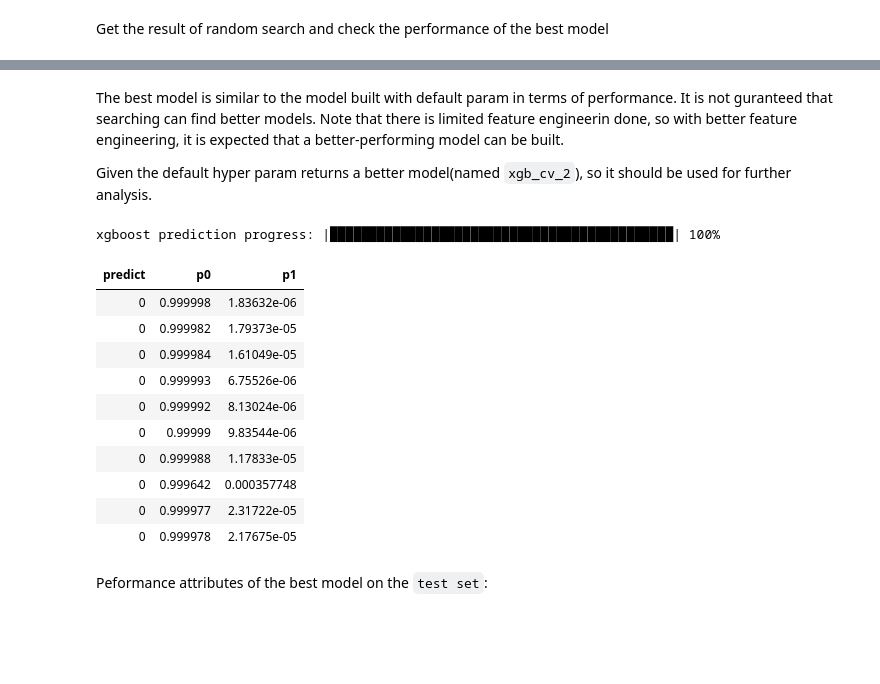
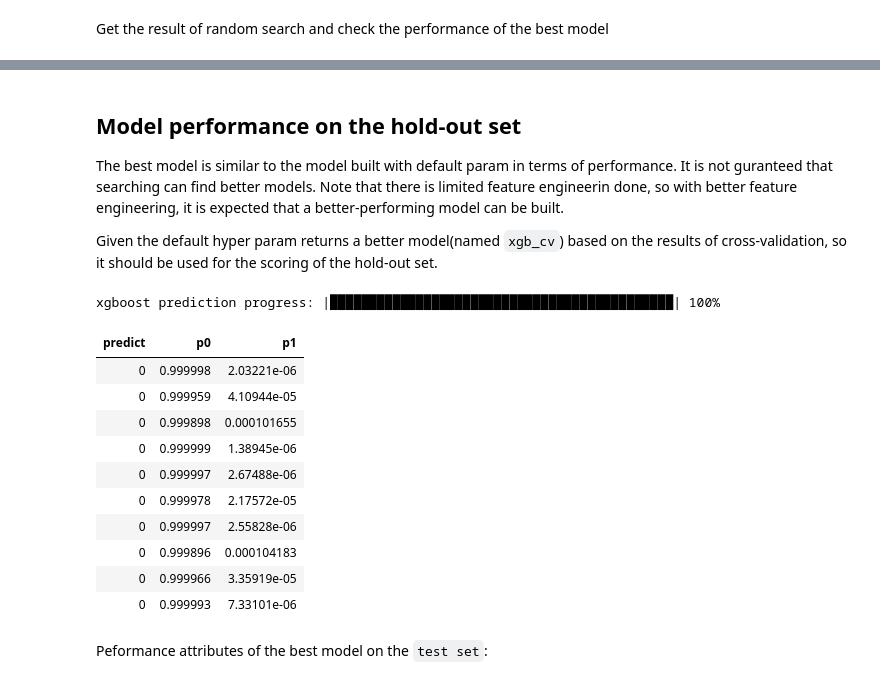
Before and after one commit to Realvincentyuan/Machine_Learning_Lab, a Jupyter notebook: creditcard-fraud-prediction.ipynb, the cells around one changed output, grey strips where cells are left out. Cells and saved outputs as stored; diff of their text form; code cells hidden in the pictures; blank space fills up the shorter version.

```diff
--- a/creditcard-fraud-prediction.ipynb
+++ b/creditcard-fraud-prediction.ipynb
@@ -105,6 +110,10 @@ from sklearn.preprocessing import MinMaxScaler
 
 scaler = MinMaxScaler()
 
+# The `Amount` column covers a huge range. Convert to log-space.
+eps = 0.001 # 0 => 0.1¢
+df['Log_Amount'] = np.log(df.pop('Amount')+eps)
+
 X = df.drop("Class", axis=1)
 y = df["Class"]
 
@@ -637,24 +661,26 @@ Gains/Lift Table: Avg response rate:  0.17 %, avg score:  0.15 %
 # %% [markdown]
+## Model performance on the hold-out set
+
 The best model is similar to the model built with default param in terms of performance. It is not guranteed that searching can find better models. Note that there is limited feature engineerin done, so with better feature engineering, it is expected that a better-performing model can be built.
 
-Given the default hyper param returns a better model(named `xgb_cv_2`), so it should be used for further analysis.
+Given the default hyper param returns a better model(named `xgb_cv`) based on the results of cross-validation, so it should be used for the scoring of the hold-out set.
 # %%
 # The label predict is based on the threshold that gives max F1
-xgb_pred = xgb_cv_2.predict(test_frame)
+xgb_pred = xgb_cv.predict(test_frame)
 xgb_pred.head()
 # %% [output]
 xgboost prediction progress: |████████████████████████████████████████████| 100%
 | predict | p0 | p1 |
-| 0 | 0.999998 | 1.83632e-06 |
-| 0 | 0.999982 | 1.79373e-05 |
-| 0 | 0.999984 | 1.61049e-05 |
-| 0 | 0.999993 | 6.75526e-06 |
-| 0 | 0.999992 | 8.13024e-06 |
-| 0 | 0.99999 | 9.83544e-06 |
-| 0 | 0.999988 | 1.17833e-05 |
-| 0 | 0.999642 | 0.000357748 |
-| 0 | 0.999977 | 2.31722e-05 |
-| 0 | 0.999978 | 2.17675e-05 |
+| 0 | 0.999998 | 2.03221e-06 |
+| 0 | 0.999959 | 4.10944e-05 |
+| 0 | 0.999898 | 0.000101655 |
+| 0 | 0.999999 | 1.38945e-06 |
+| 0 | 0.999997 | 2.67488e-06 |
+| 0 | 0.999978 | 2.17572e-05 |
+| 0 | 0.999997 | 2.55828e-06 |
+| 0 | 0.999896 | 0.000104183 |
+| 0 | 0.999966 | 3.35919e-05 |
+| 0 | 0.999993 | 7.33101e-06 |
 # %% [markdown]
 Peformance attributes of the best model on the `test set`:
 # %%
```
Also changed, not shown: parts of 42 cells of this notebook.
